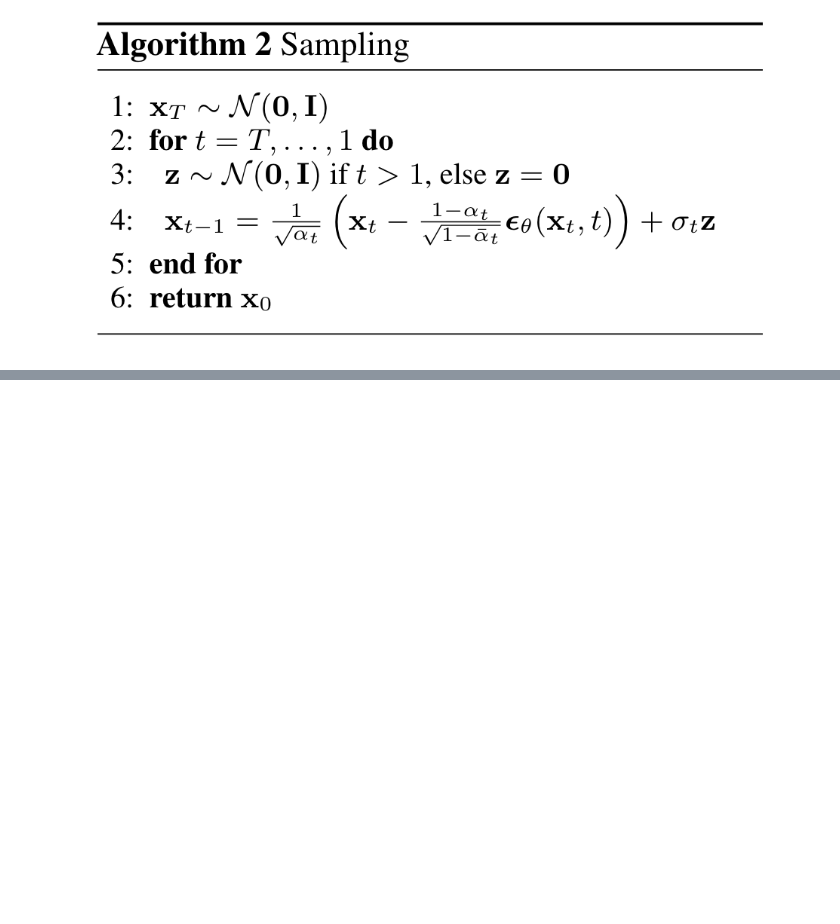
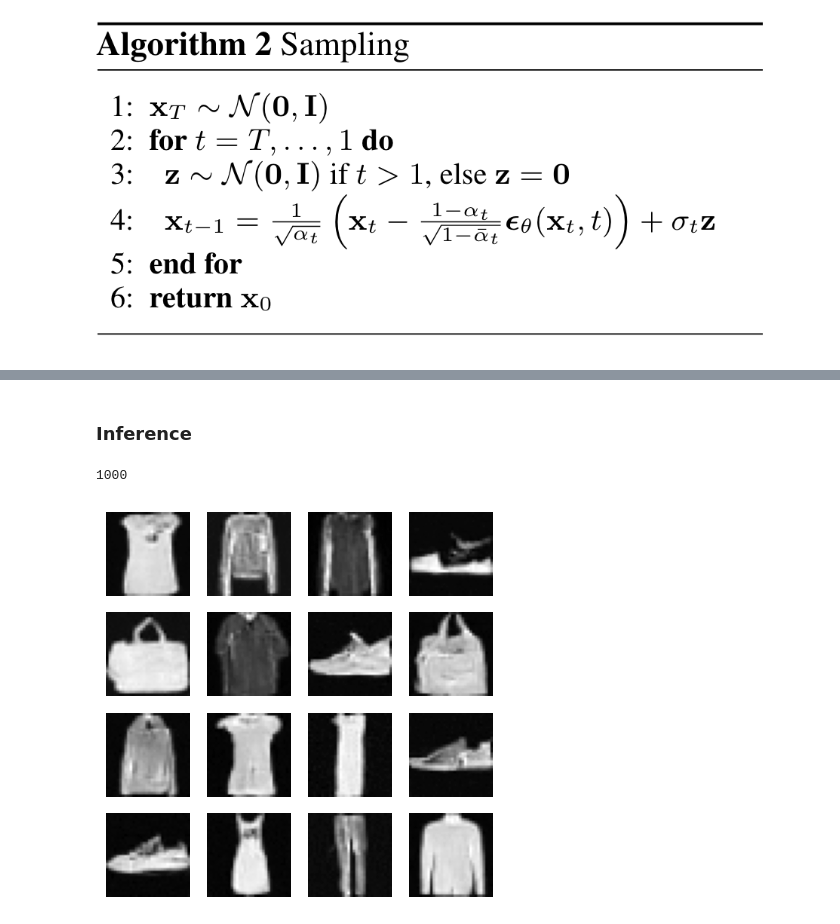
Before and after one commit to fromLittleAcorns/fastai-course-22p, a Jupyter notebook: nbs/15_DDPM.ipynb, the cells around one changed output, grey strips where cells are left out. Saved outputs shown, nothing was run; the diff lists cells and outputs as text; code cells hidden in the pictures; blank space fills up the shorter version.

```diff
--- a/nbs/15_DDPM.ipynb
+++ b/nbs/15_DDPM.ipynb
@@ -222,0 +230,3 @@ KeyboardInterrupt
+# %%
+mdl_path = Path('models')
+mdl_path.mkdir(exist_ok=True)
@@ -222,0 +235,14 @@ KeyboardInterrupt
+# %%
+learn.model = torch.load(mdl_path/'fashion_ddpm.pkl')
+# %% [markdown]
+### Inference
+# %%
+set_seed(42)
+samples = ddpm_cb.sample(learn.model, (16, 1, 32, 32))
+len(samples)
+# %% [output]
+1000
+# %%
+show_images(-samples[-1], figsize=(5,5))
+# %% [output]
+[figure, added]
```
Also changed, not shown: parts of 7 cells of this notebook, 3 other files.
